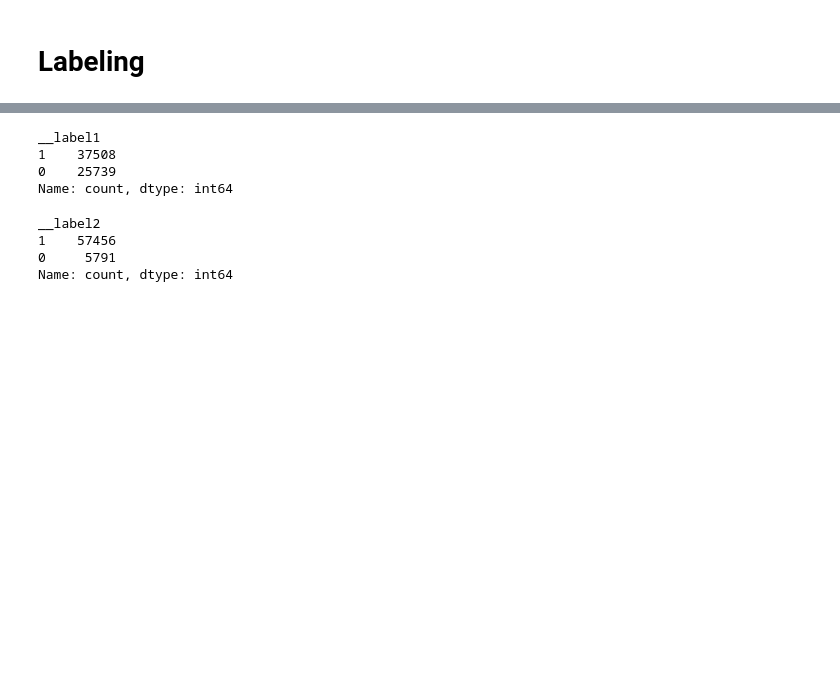
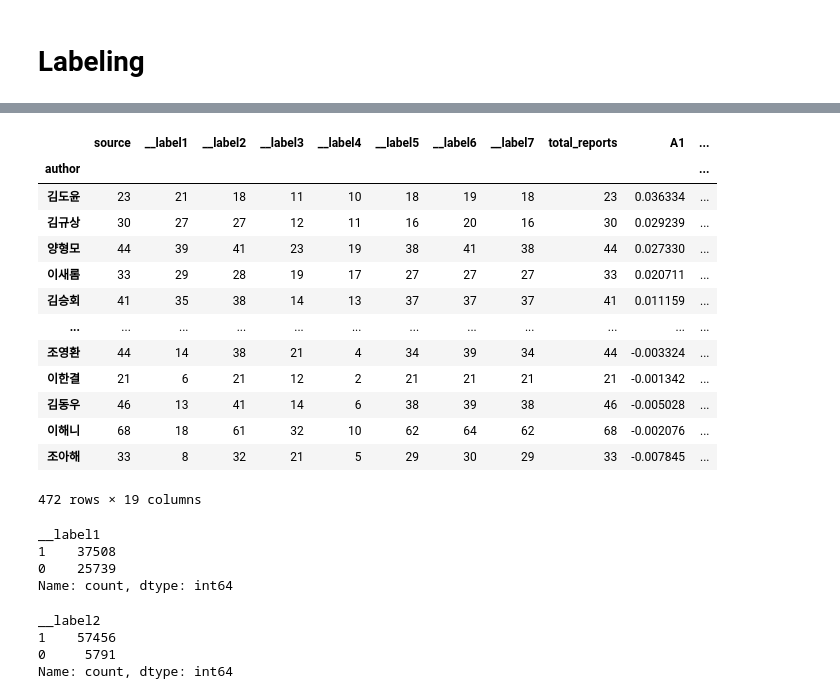
Before and after one commit to keemsunguk/analyst_performance, a Jupyter notebook: notebooks/H-study.ipynb, the cells around one changed output, grey strips where cells are left out. Drawn from its saved outputs; the diff is of its cells as text; code cells hidden in the pictures; blank space fills up the shorter version.

```diff
--- a/notebooks/H-study.ipynb
+++ b/notebooks/H-study.ipynb
@@ -248,3 +350,24 @@ longterm_df.loc[longterm_df['1st_time_down']< 50]
+# %%
+satisfied_perf_df = perf_merged.query('source > 20')
+rising_perf_df = perf_merged.query('source <= 20 and source > 10')
+under_perf_df = perf_merged.query('source <= 10')
+# %%
+satisfied_perf_df.sort_values('a1_hit_ratio', ascending=False)
+# %% [output]
+|  | source | __label1 | __label2 | __label3 | __label4 | __label5 | __label6 | __label7 | total_reports | A1 | ... |
+| author |  |  |  |  |  |  |  |  |  |  | ... |
+| 김도윤 | 23 | 21 | 18 | 11 | 10 | 18 | 19 | 18 | 23 | 0.036334 | ... |
+| 김규상 | 30 | 27 | 27 | 12 | 11 | 16 | 20 | 16 | 30 | 0.029239 | ... |
+| 양형모 | 44 | 39 | 41 | 23 | 19 | 38 | 41 | 38 | 44 | 0.027330 | ... |
+| 이새롬 | 33 | 29 | 28 | 19 | 17 | 27 | 27 | 27 | 33 | 0.020711 | ... |
+| 김승회 | 41 | 35 | 38 | 14 | 13 | 37 | 37 | 37 | 41 | 0.011159 | ... |
+| ... | ... | ... | ... | ... | ... | ... | ... | ... | ... | ... | ... |
+| 조영환 | 44 | 14 | 38 | 21 | 4 | 34 | 39 | 34 | 44 | -0.003324 | ... |
+| 이한결 | 21 | 6 | 21 | 12 | 2 | 21 | 21 | 21 | 21 | -0.001342 | ... |
+| 김동우 | 46 | 13 | 41 | 14 | 6 | 38 | 39 | 38 | 46 | -0.005028 | ... |
+| 이해니 | 68 | 18 | 61 | 32 | 10 | 62 | 64 | 62 | 68 | -0.002076 | ... |
+| 조아해 | 33 | 8 | 32 | 21 | 5 | 29 | 30 | 29 | 33 | -0.007845 | ... |
+472 rows × 19 columns
 # %%
 valid_df['__label1'].value_counts()
 # %% [output]
```
Also changed, not shown: parts of 50 cells of this notebook, 2 other files.
